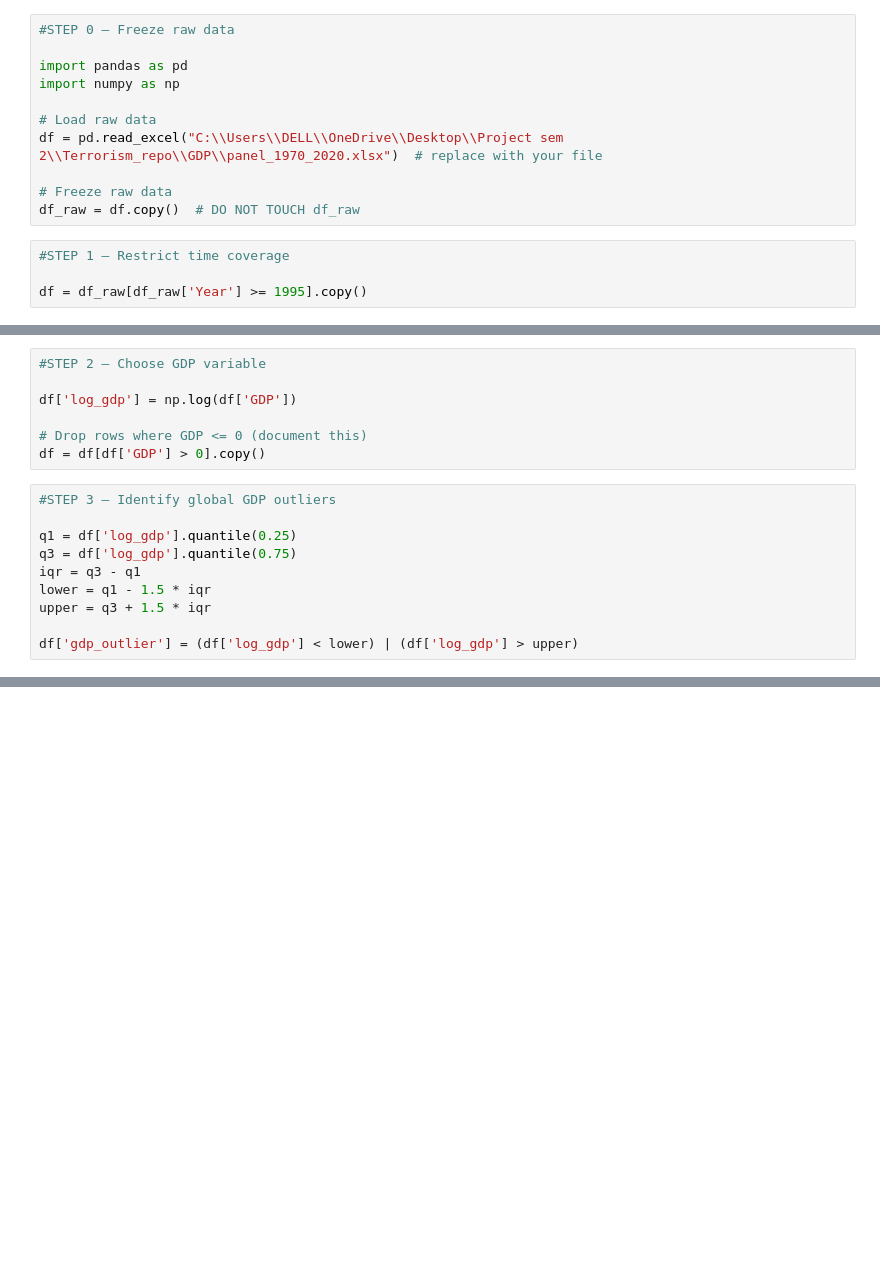
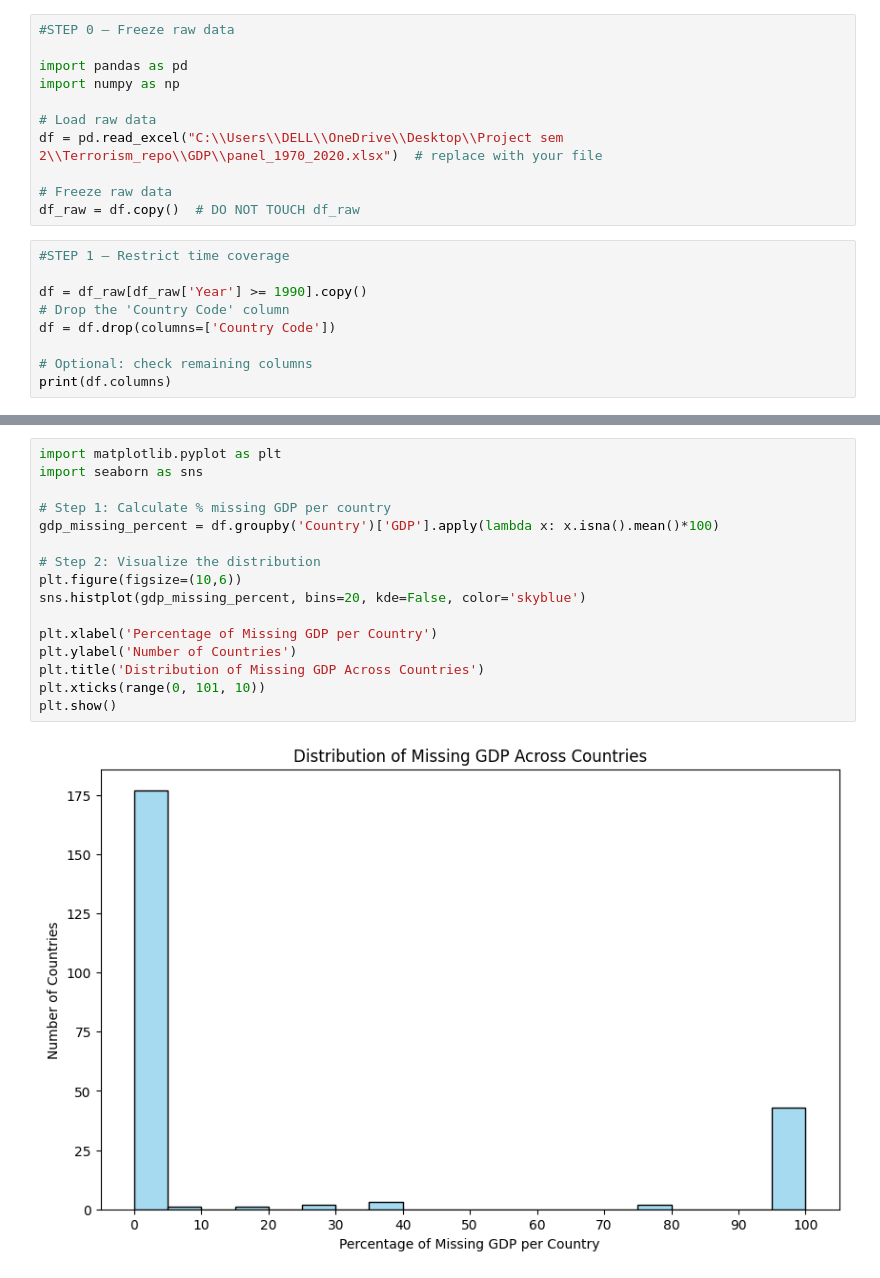
Before and after one commit to tanu-1403/TERRORISM-Numbers-behind-the-nightmare, a Jupyter notebook: GDP/Analysis_GDP_Terror.ipynb, the cells around one changed output, grey strips where cells are left out. Saved outputs shown, nothing was run; the diff lists cells and outputs as text; blank space fills up the shorter version.

```diff
--- a/GDP/Analysis_GDP_Terror.ipynb
+++ b/GDP/Analysis_GDP_Terror.ipynb
@@ -12,4 +12,9 @@ df_raw = df.copy()  # DO NOT TOUCH df_raw
 # %%
 #STEP 1 — Restrict time coverage
 
-df = df_raw[df_raw['Year'] >= 1995].copy()
+df = df_raw[df_raw['Year'] >= 1990].copy()
+# Drop the 'Country Code' column
+df = df.drop(columns=['Country Code'])
+
+# Optional: check remaining columns
+print(df.columns)
@@ -16,17 +22,0 @@ df = df_raw[df_raw['Year'] >= 1995].copy()
-# %%
-#STEP 2 — Choose GDP variable
-
-df['log_gdp'] = np.log(df['GDP'])
-
-# Drop rows where GDP <= 0 (document this)
-df = df[df['GDP'] > 0].copy()
-# %%
-#STEP 3 — Identify global GDP outliers
-
-q1 = df['log_gdp'].quantile(0.25)
-q3 = df['log_gdp'].quantile(0.75)
-iqr = q3 - q1
-lower = q1 - 1.5 * iqr
-upper = q3 + 1.5 * iqr
-
-df['gdp_outlier'] = (df['log_gdp'] < lower) | (df['log_gdp'] > upper)
@@ -32,0 +40,18 @@ df['gdp_outlier'] = (df['log_gdp'] < lower) | (df['log_gdp'] > upper)
+# %%
+import matplotlib.pyplot as plt
+import seaborn as sns
+
+# Step 1: Calculate % missing GDP per country
+gdp_missing_percent = df.groupby('Country')['GDP'].apply(lambda x: x.isna().mean()*100)
+
+# Step 2: Visualize the distribution
+plt.figure(figsize=(10,6))
+sns.histplot(gdp_missing_percent, bins=20, kde=False, color='skyblue')
+
+plt.xlabel('Percentage of Missing GDP per Country')
+plt.ylabel('Number of Countries')
+plt.title('Distribution of Missing GDP Across Countries')
+plt.xticks(range(0, 101, 10))
+plt.show()
+# %% [output]
+[figure, added]
```
Also changed, not shown: parts of 37 cells of this notebook.
